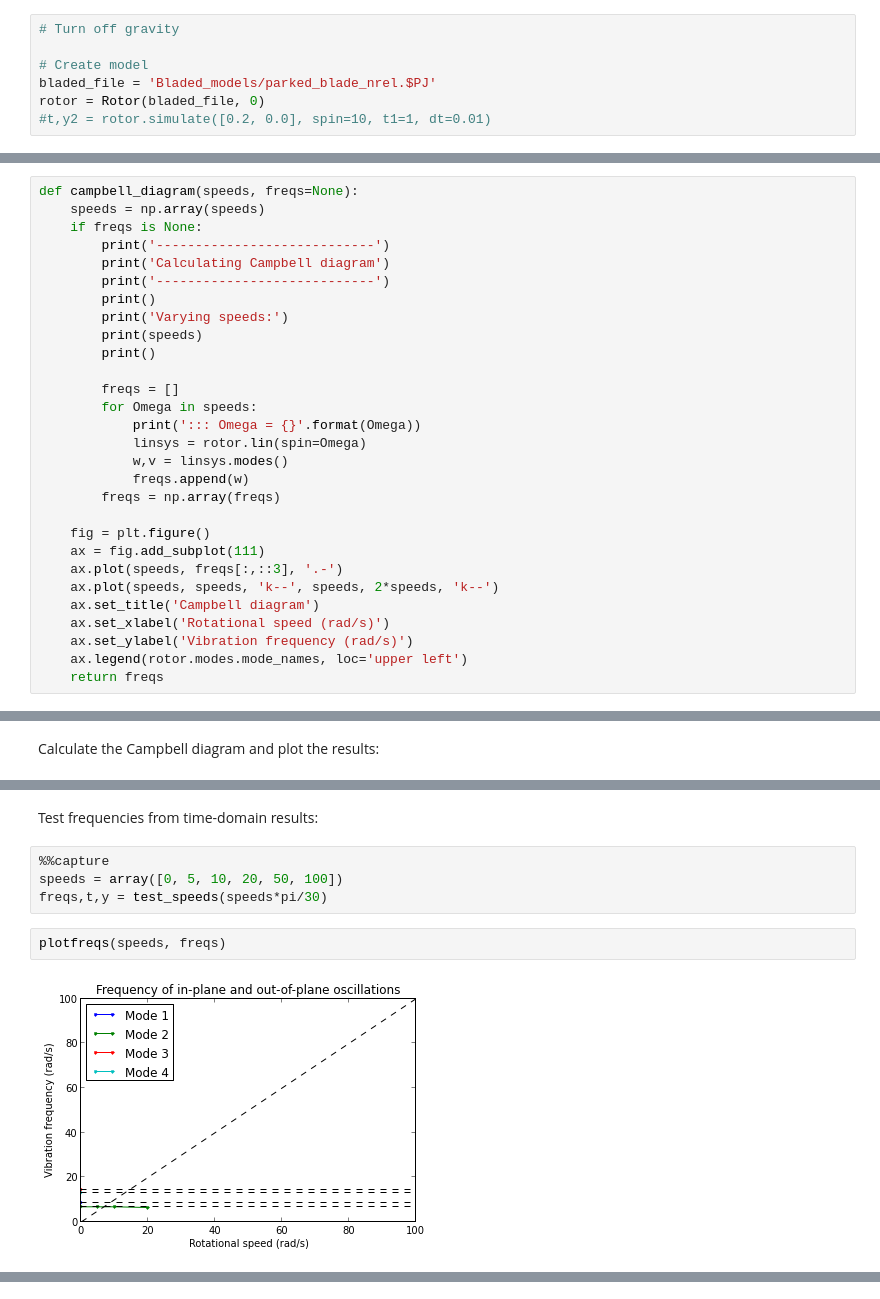
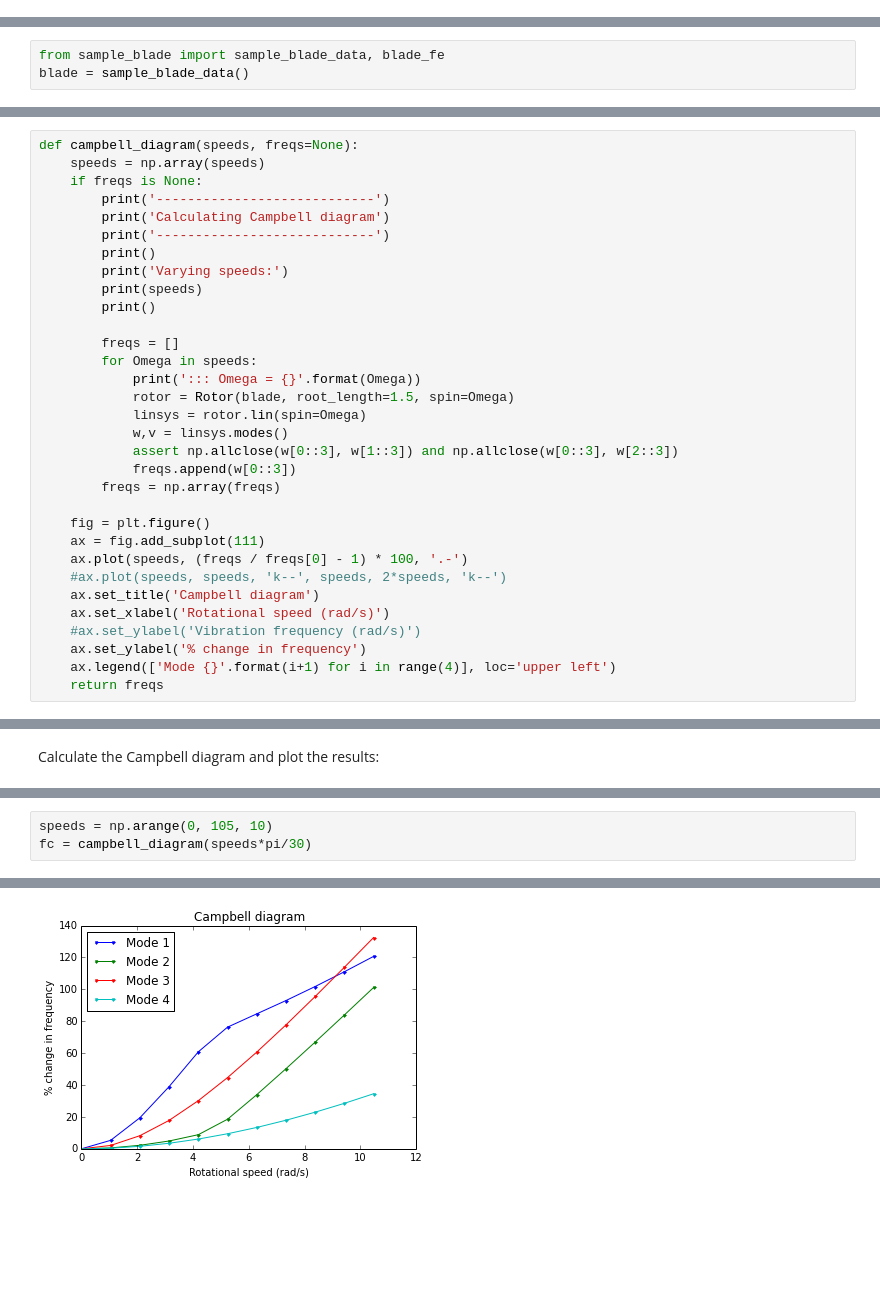
Before and after one commit to ricklupton/mbwind, a Jupyter notebook: examples/Modal rotor Campbell diagram.ipynb, the cells around one changed output, grey strips where cells are left out. Cells and saved outputs as stored; diff of their text form; blank space fills up the shorter version.

Commit message:
Update example notebooks
 - Campbell diagram
 - Varying loading on flexible beam

```diff
--- a/examples/Modal rotor Campbell diagram.ipynb
+++ b/examples/Modal rotor Campbell diagram.ipynb
@@ -113,9 +112,2 @@ Populating the interactive namespace from numpy and matplotlib
 # %% [markdown]
 Build the model:
-# %%
-# Turn off gravity
-
-# Create model
-bladed_file = 'Bladed_models/parked_blade_nrel.$PJ'
-rotor = Rotor(bladed_file, 0)
-#t,y2 = rotor.simulate([0.2, 0.0], spin=10, t1=1, dt=0.01)
@@ -124,3 +114,6 @@ Loading modes from 'Bladed_models/parked_blade_nrel.$PJ'...
+# %%
+from sample_blade import sample_blade_data, blade_fe
+blade = sample_blade_data()
 # %% [markdown]
 ### Test linearisation
 # %%
@@ -138,19 +131,22 @@ def campbell_diagram(speeds, freqs=None):
         freqs = []
         for Omega in speeds:
             print('::: Omega = {}'.format(Omega))
+            rotor = Rotor(blade, root_length=1.5, spin=Omega)
             linsys = rotor.lin(spin=Omega)
             w,v = linsys.modes()
-            freqs.append(w)
+            assert np.allclose(w[0::3], w[1::3]) and np.allclose(w[0::3], w[2::3])
+            freqs.append(w[0::3])
         freqs = np.array(freqs)
 
     fig = plt.figure()
     ax = fig.add_subplot(111)
-    ax.plot(speeds, freqs[:,::3], '.-')
-    ax.plot(speeds, speeds, 'k--', speeds, 2*speeds, 'k--')
+    ax.plot(speeds, (freqs / freqs[0] - 1) * 100, '.-')
+    #ax.plot(speeds, speeds, 'k--', speeds, 2*speeds, 'k--')
     ax.set_title('Campbell diagram')
     ax.set_xlabel('Rotational speed (rad/s)')
-    ax.set_ylabel('Vibration frequency (rad/s)')
-    ax.legend(rotor.modes.mode_names, loc='upper left')
+    #ax.set_ylabel('Vibration frequency (rad/s)')
+    ax.set_ylabel('% change in frequency')
+    ax.legend(['Mode {}'.format(i+1) for i in range(4)], loc='upper left')
     return freqs
 # %% [markdown]
 Load Bladed Campbell diagram results
@@ -248,10 +161,4 @@ def plotfreqs(speeds, freqs):
-# %% [markdown]
-Test frequencies from time-domain results:
-# %%
-%%capture
-speeds = array([0, 5, 10, 20, 50, 100])
-freqs,t,y = test_speeds(speeds*pi/30)
-# %%
-plotfreqs(speeds, freqs)
-# %% [output]
-[figure, removed]
+# %%
+speeds = np.arange(0, 105, 10)
+fc = campbell_diagram(speeds*pi/30)
+# %% [output]
@@ -257,0 +183 @@ plotfreqs(speeds, freqs)
+[figure, added]
```
Also changed, not shown: parts of 13 cells of this notebook, 17 other files.
